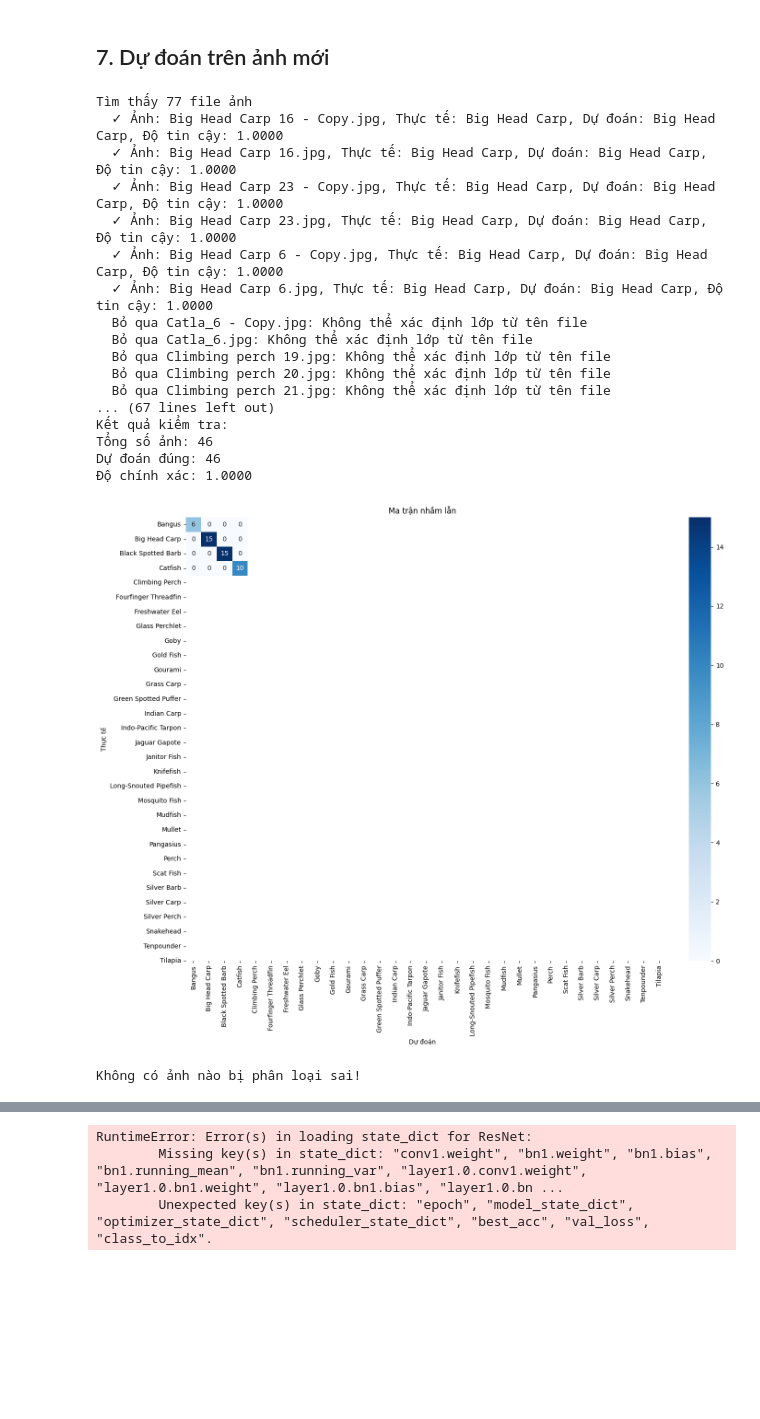
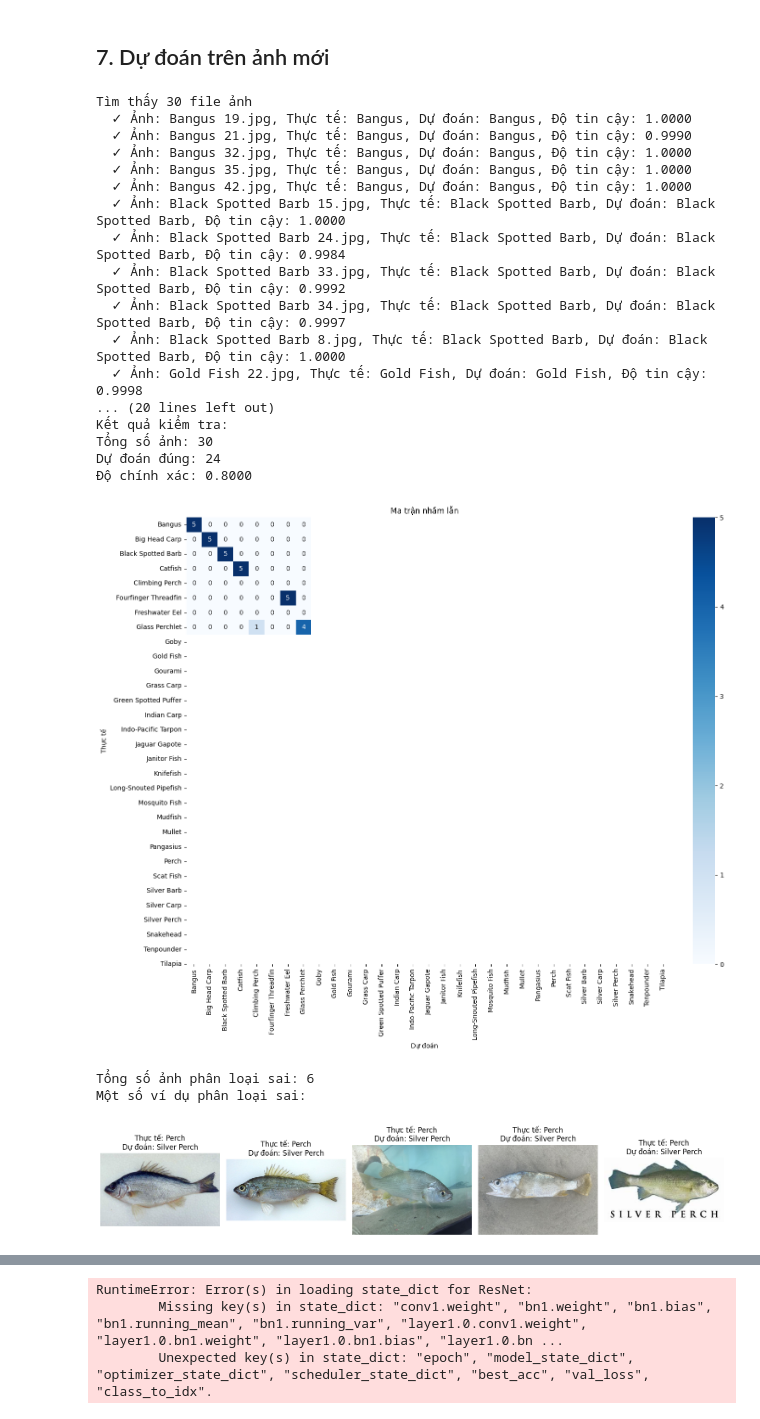
Before and after one commit to phamthanhtung35NB/fish_classification, a Jupyter notebook: trainBestGpu.ipynb, the cells around one changed output, grey strips where cells are left out. Drawn from its saved outputs; the diff is of its cells as text; code cells hidden in the pictures; blank space fills up the shorter version.

```diff
--- a/trainBestGpu.ipynb
+++ b/trainBestGpu.ipynb
@@ -663,3 +666,11 @@ def evaluate_model(model, test_loader, device, class_names):
     print(report)
 
     return accuracy, cm, report
+# %%
+#Đánh giá mô hình, vẽ sơ đồ confusion matrix và in báo cáo phân loại
+accuracy, cm, report = evaluate_model(model, test_loader, device, class_names)
+# Lưu confusion matrix
+np.save('confusion_matrix.npy', cm)
+# Lưu báo cáo phân loại
+with open('classification_report.txt', 'w') as f:
+    f.write(report)
@@ -1015,30 +1046,38 @@ def predict_all_images(model, test_dir, transform, class_names, device):
 # top5_classes, top5_probs = predict_image(model, image_path, predict_transform, class_names, device)
 # %%
 test_dir = "test"
+# Tạo transform cho dự đoán
+test_transform = transforms.Compose([
+    transforms.Resize((224, 224)),
+    transforms.ToTensor(),
+    transforms.Normalize(mean=[0.5, 0.5, 0.5], std=[0.5, 0.5, 0.5])
+])
 # Kiểm tra thư mục test với các file trực tiếp
 accuracy, cm, true_labels, predictions, misclassified = test_flat_directory(
-    model, test_dir, predict_transform, class_names, device
+    model, test_dir, test_transform, class_names, device
 )
 # %% [output]
-Tìm thấy 77 file ảnh
-  ✓ Ảnh: Big Head Carp 16 - Copy.jpg, Thực tế: Big Head Carp, Dự đoán: Big Head Carp, Độ tin cậy: 1.0000
-  ✓ Ảnh: Big Head Carp 16.jpg, Thực tế: Big Head Carp, Dự đoán: Big Head Carp, Độ tin cậy: 1.0000
-  ✓ Ảnh: Big Head Carp 23 - Copy.jpg, Thực tế: Big Head Carp, Dự đoán: Big Head Carp, Độ tin cậy: 1.0000
-  ✓ Ảnh: Big Head Carp 23.jpg, Thực tế: Big Head Carp, Dự đoán: Big Head Carp, Độ tin cậy: 1.0000
-  ✓ Ảnh: Big Head Carp 6 - Copy.jpg, Thực tế: Big Head Carp, Dự đoán: Big Head Carp, Độ tin cậy: 1.0000
-  ✓ Ảnh: Big Head Carp 6.jpg, Thực tế: Big Head Carp, Dự đoán: Big Head Carp, Độ tin cậy: 1.0000
-  Bỏ qua Catla_6 - Copy.jpg: Không thể xác định lớp từ tên file
-  Bỏ qua Catla_6.jpg: Không thể xác định lớp từ tên file
-  Bỏ qua Climbing perch 19.jpg: Không thể xác định lớp từ tên file
-  Bỏ qua Climbing perch 20.jpg: Không thể xác định lớp từ tên file
-  Bỏ qua Climbing perch 21.jpg: Không thể xác định lớp từ tên file
-... (67 lines left out)
+Tìm thấy 30 file ảnh
+  ✓ Ảnh: Bangus 19.jpg, Thực tế: Bangus, Dự đoán: Bangus, Độ tin cậy: 1.0000
+  ✓ Ảnh: Bangus 21.jpg, Thực tế: Bangus, Dự đoán: Bangus, Độ tin cậy: 0.9990
+  ✓ Ảnh: Bangus 32.jpg, Thực tế: Bangus, Dự đoán: Bangus, Độ tin cậy: 1.0000
+  ✓ Ảnh: Bangus 35.jpg, Thực tế: Bangus, Dự đoán: Bangus, Độ tin cậy: 1.0000
+  ✓ Ảnh: Bangus 42.jpg, Thực tế: Bangus, Dự đoán: Bangus, Độ tin cậy: 1.0000
+  ✓ Ảnh: Black Spotted Barb 15.jpg, Thực tế: Black Spotted Barb, Dự đoán: Black Spotted Barb, Độ tin cậy: 1.0000
+  ✓ Ảnh: Black Spotted Barb 24.jpg, Thực tế: Black Spotted Barb, Dự đoán: Black Spotted Barb, Độ tin cậy: 0.9984
+  ✓ Ảnh: Black Spotted Barb 33.jpg, Thực tế: Black Spotted Barb, Dự đoán: Black Spotted Barb, Độ tin cậy: 0.9992
+  ✓ Ảnh: Black Spotted Barb 34.jpg, Thực tế: Black Spotted Barb, Dự đoán: Black Spotted Barb, Độ tin cậy: 0.9997
+  ✓ Ảnh: Black Spotted Barb 8.jpg, Thực tế: Black Spotted Barb, Dự đoán: Black Spotted Barb, Độ tin cậy: 1.0000
+  ✓ Ảnh: Gold Fish 22.jpg, Thực tế: Gold Fish, Dự đoán: Gold Fish, Độ tin cậy: 0.9998
+... (20 lines left out)
 Kết quả kiểm tra:
-Tổng số ảnh: 46
-Dự đoán đúng: 46
-Độ chính xác: 1.0000
+Tổng số ảnh: 30
+Dự đoán đúng: 24
+Độ chính xác: 0.8000
-[figure, old version]
+[figure, new version]
-Không có ảnh nào bị phân loại sai!
+Tổng số ảnh phân loại sai: 6
+Một số ví dụ phân loại sai:
+[figure, added]
 # %%
 # Dự đoán tất cả ảnh trong thư mục
 accuracy, cm, true_labels, predictions, misclassified = predict_all_images(
```
Also changed, not shown: parts of 4 cells of this notebook, 7 other files.
